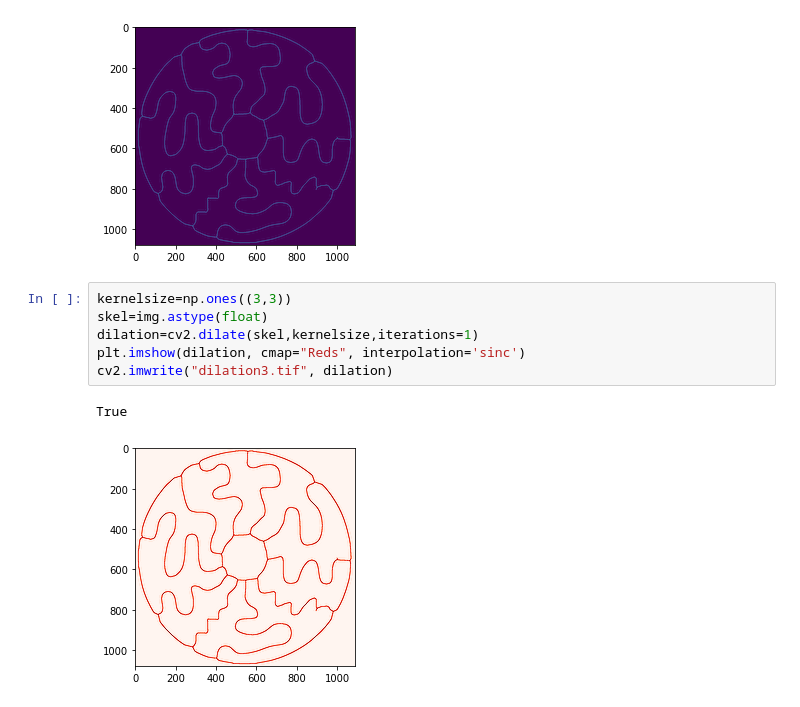
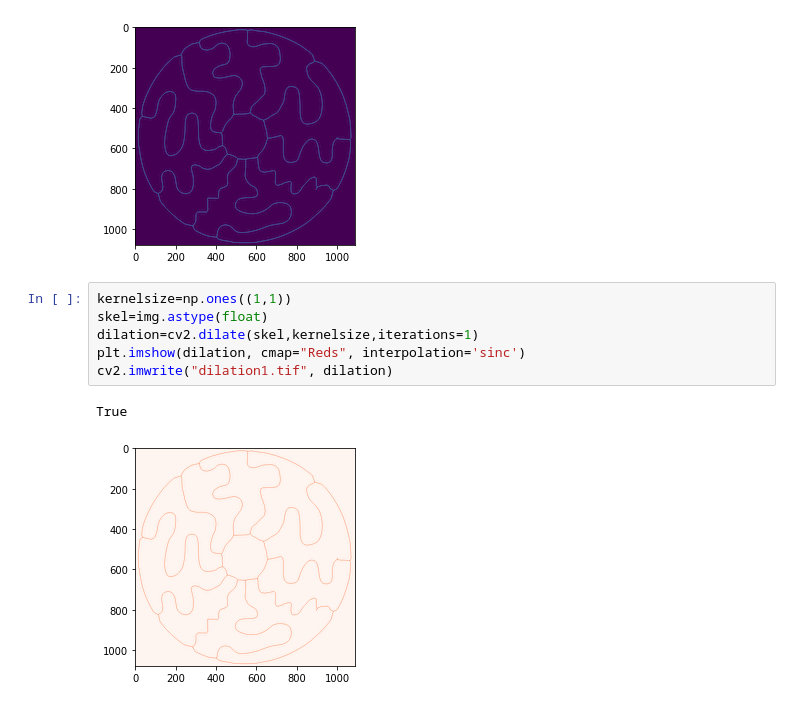
Before and after one commit to csteed/ORHS-MathThesis-2018, a Jupyter notebook: work/CNMS/dilating the perfect skeleton.ipynb, the cells around one changed output. Drawn from its saved outputs; the diff is of its cells as text.

```diff
--- a/work/CNMS/dilating the perfect skeleton.ipynb
+++ b/work/CNMS/dilating the perfect skeleton.ipynb
@@ -8,11 +8,11 @@ plt.imshow(img, interpolation="sinc")
 <matplotlib.image.AxesImage at 0x...>
 [figure]
 # %%
-kernelsize=np.ones((3,3))
+kernelsize=np.ones((1,1))
 skel=img.astype(float)
 dilation=cv2.dilate(skel,kernelsize,iterations=1)
 plt.imshow(dilation, cmap="Reds", interpolation='sinc')
-cv2.imwrite("dilation3.tif", dilation)
+cv2.imwrite("dilation1.tif", dilation)
 # %% [output]
 True
-[figure, old version]
+[figure, new version]
```
Also changed, not shown: 3 other files.
